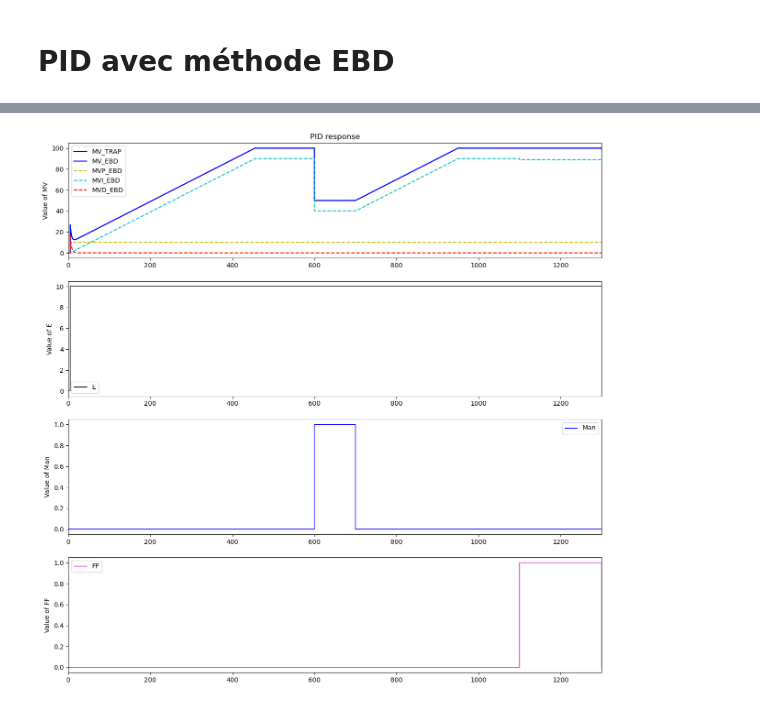
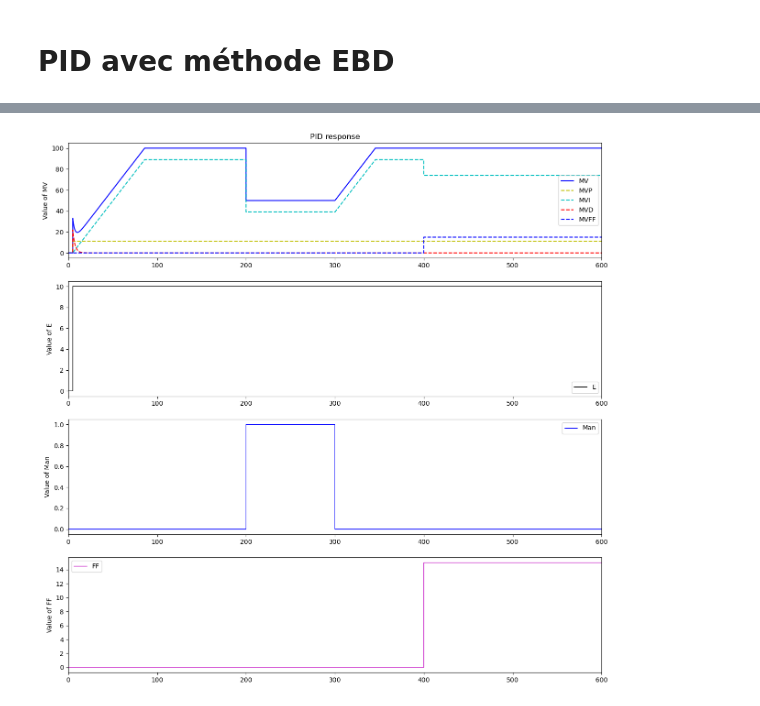
Before and after one commit to Prota0202/Control-Theory, a Jupyter notebook: package_lab.ipynb, the cells around one changed output, grey strips where cells are left out. Drawn from its saved outputs; the diff is of its cells as text; code cells hidden in the pictures.

```diff
--- a/package_lab.ipynb
+++ b/package_lab.ipynb
@@ -58,7 +57,7 @@ PV_TRAP = []
 # Parameters
 Kp = 1
 Tlag = 10
-Tlead = 15
+Tlead = -2
 theta = 10
 
 for i in range(0,N):
@@ -126,8 +125,16 @@ PID_RT(SP, PV, Man, MVMan, MVFF, Kc, Ti, Td, alpha, Ts, MVmin, MVmax, MV, MVP, M
 # %%
 t = []
 
-TSim = 1300
+TSim = 600
+Ts = 0.01
 
+Kc = 1.1
+Ti = 10
+Td = 5
+alpha = 0.5
+N = int(TSim/Ts) + 1
+MVMin = 0
+MVMax = 100
 
 SP = []
 MV = []
@@ -136,88 +143,60 @@ DV =[]
 Man = []
 MVMan = []
 MVFF = []
-MVManPath = {0:50, TSim:50}
-SPPath = {0: 50, 5: 60, TSim : 60}
-PVPath = {0:50, 5:50, TSim:50}
-
-
-ManPath = {0: False, 600: True, 700:False, TSim : False}
-MVFFPath = {0:0, 1100: True, TSim : False}
-
-Kc = 1
-Ti = 50
-Td = 5
-alpha = 0.6
-Ts = 0.01
-N = int(TSim/Ts) + 1
-MVmin = 0
-MVmax = 100
-
 MVP = []
 MVI = []
 MVD = []
 E  = []
-MVP2 = []
-MVI2 = []
-MVD2 = []
+EP  = []
+ED = []
+
+MVManPath = {0:50, TSim:50}
+SPPath = {0: 50, 5: 60, TSim : 60}
+PVPath = {0:50, 5:50, TSim:50}
+ManPath = {0: False, 200: True, 300:False, TSim : False}
+MVFFPath = {0:0, 400: 15, TSim : 15}
 
 
 for i in range(0,N):
     t.append(i*Ts)
+    SelectPath_RT(MVManPath, t,MVMan)
+    SelectPath_RT(PVPath, t,PV)
+    SelectPath_RT(MVFFPath, t, MVFF)
     SelectPath_RT(SPPath, t,SP)
-    SelectPath_RT(PVPath, t,PV)
     SelectPath_RT(ManPath, t,Man)
-    SelectPath_RT(MVManPath, t,MVMan)
-    SelectPath_RT(MVFFPath, t, MVFF)
 
-    PID_RT(SP, PV, Man, MVMan, MVFF, Kc, Ti, Td, alpha, Ts, MVmin, MVmax, MV, MVP, MVI, MVD, E,False,0,"EBD-EBD")
+
+    PID_RT(SP, PV, Man, MVMan, MVFF, Kc, Ti, Td, alpha, Ts, MVMin, MVMax, MV, MVP, MVI, MVD, E, ManFF=False, PVInit=0, method='EBD-EBD')
 
 plt.figure(figsize = (15,15))
 plt.subplot(4,1,1)
-plt.step(t,MV,'b-',label='MV_TRAP',where='post')
-#plt.step(t,MVP,'y-',label='MVP_TRAP',where='post')
-#plt.step(t,MVI,'g-',label='MVI_TRAP',where='post')
-#plt.step(t,MVD,'r-',label='MVD_TRAP',where='post')
-#plt.step(t,E ,'-m',linewidth=0.5,label='E_TRAP',where='post')
 
-plt.step(t,MV,'b-',label='MV_EBD',where='post')
-plt.step(t,MVP,'--y',label='MVP_EBD',where='post')
-plt.step(t,MVI,'--c',label='MVI_EBD',where='post')
-plt.step(t,MVD,'--r',label='MVD_EBD',where='post')
-#plt.step(t,E2 ,'-m',linewidth=0.5,label='E_EBD',where='post')
-#plt.step(t,SP ,'c--',linewidth=0.5,label='E',where='post')
+plt.step(t,MV,'b-',label='MV',where='post')
+plt.step(t,MVP,'--y',label='MVP',where='post')
+plt.step(t,MVI,'--c',label='MVI',where='post')
+plt.step(t,MVD,'--r',label='MVD',where='post')
+plt.step(t,MVFF,'--b',label='MVFF',where='post')
 
 plt.ylabel('Value of MV')
 plt.title('PID response')
 plt.legend(loc='best')
 plt.xlim([0, TSim])
 
-# E
-plt.subplot(4,1,2)
-plt.step(t,E ,'k-',linewidth=1,label='E',where='post')
-plt.ylabel('Value of E')
-plt.legend(loc='best')
-plt.xlim([0, TSim])
-
-# Man
 plt.subplot(4,1,3)
 plt.step(t,Man,'b-',linewidth=1,label='Man',where='post')
 plt.ylabel('Value of Man')
 plt.legend(loc='best')
 plt.xlim([0, TSim])
 
-# FF
 plt.subplot(4,1,4)
 plt.step(t,MVFF,'m-',linewidth=1,label='FF',where='post')
 plt.ylabel('Value of FF')
 plt.legend(loc='best')
 plt.xlim([0, TSim])
 
-nameFile = 'Plots/Step_Response_PID_EBD_alpha_influence'
-
-if not os.path.exists('Plots'):
-    os.makedirs('Plots')
-
-#plt.savefig(nameFile + '.png',transparent=True)
-#plt.savefig(nameFile + '.pdf',transparent=True)
+plt.subplot(4,1,2)
+plt.step(t,E ,'k-',linewidth=1,label='E',where='post')
+plt.ylabel('Value of E')
+plt.legend(loc='best')
+plt.xlim([0, TSim])
 # %% [output]
@@ -224 +204 @@ if not os.path.exists('Plots'):
-[figure, old version]
+[figure, new version]
```
Also changed, not shown: parts of 16 cells of this notebook, 18 other files.
